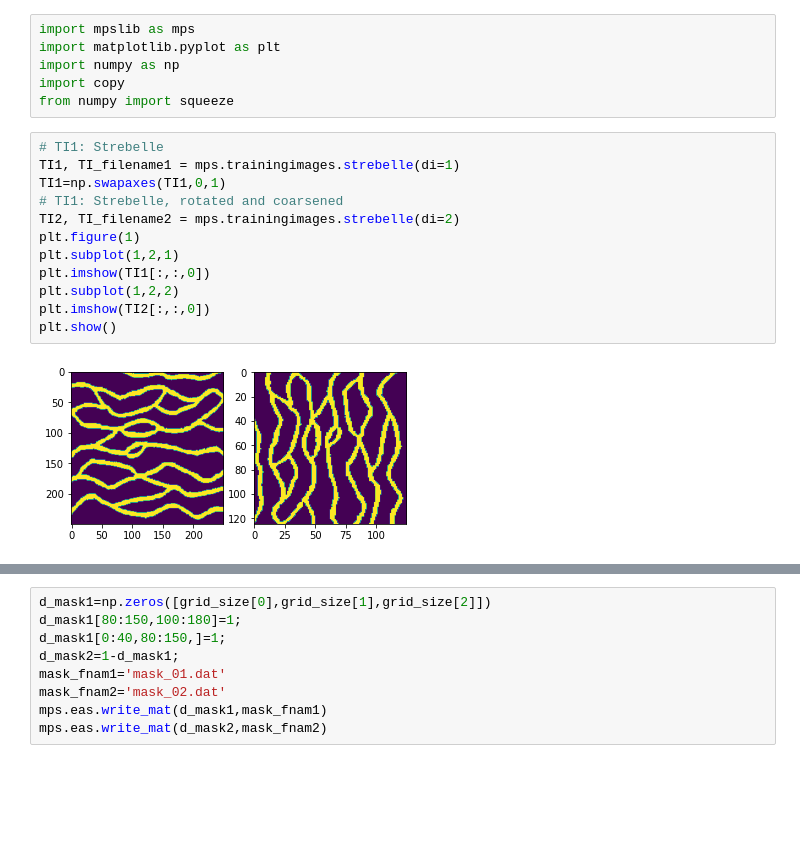
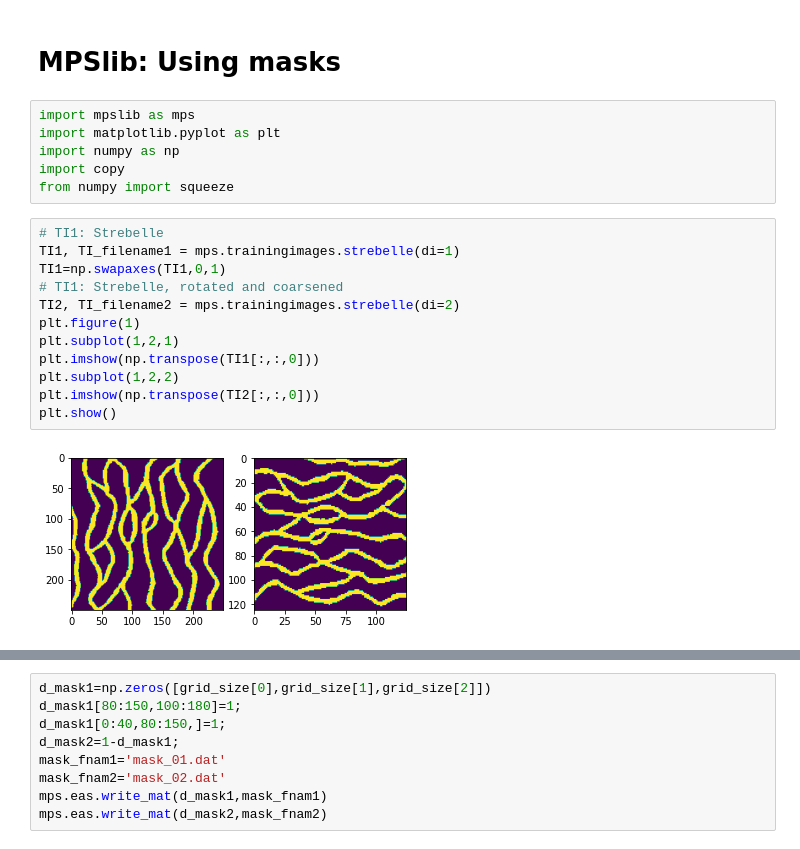
Before and after one commit to cultpenguin/sippi-all, a Jupyter notebook: scikit-mps/examples/ex_mpslib_mask.ipynb, the cells around one changed output, grey strips where cells are left out. Saved outputs shown, nothing was run; the diff lists cells and outputs as text; blank space fills up the shorter version.

```diff
--- a/scikit-mps/examples/ex_mpslib_mask.ipynb
+++ b/scikit-mps/examples/ex_mpslib_mask.ipynb
@@ -1,3 +1,5 @@
+# %% [markdown]
+# MPSlib: Using masks
 # %%
 import mpslib as mps
 import matplotlib.pyplot as plt
@@ -7,17 +9,17 @@ from numpy import squeeze
 # %%
 # TI1: Strebelle
 TI1, TI_filename1 = mps.trainingimages.strebelle(di=1)
 TI1=np.swapaxes(TI1,0,1)
 # TI1: Strebelle, rotated and coarsened
 TI2, TI_filename2 = mps.trainingimages.strebelle(di=2)
 plt.figure(1)
 plt.subplot(1,2,1)
-plt.imshow(TI1[:,:,0])
+plt.imshow(np.transpose(TI1[:,:,0]))
 plt.subplot(1,2,2)
-plt.imshow(TI2[:,:,0])
+plt.imshow(np.transpose(TI2[:,:,0]))
 plt.show()
 # %% [output]
-[figure, old version]
+[figure, new version]
 # %%
 #%% MPS_SNESIM_TREE
 grid_size = np.array([350, 200, 1])
```
Also changed, not shown: parts of 3 cells of this notebook, 4 other files.
